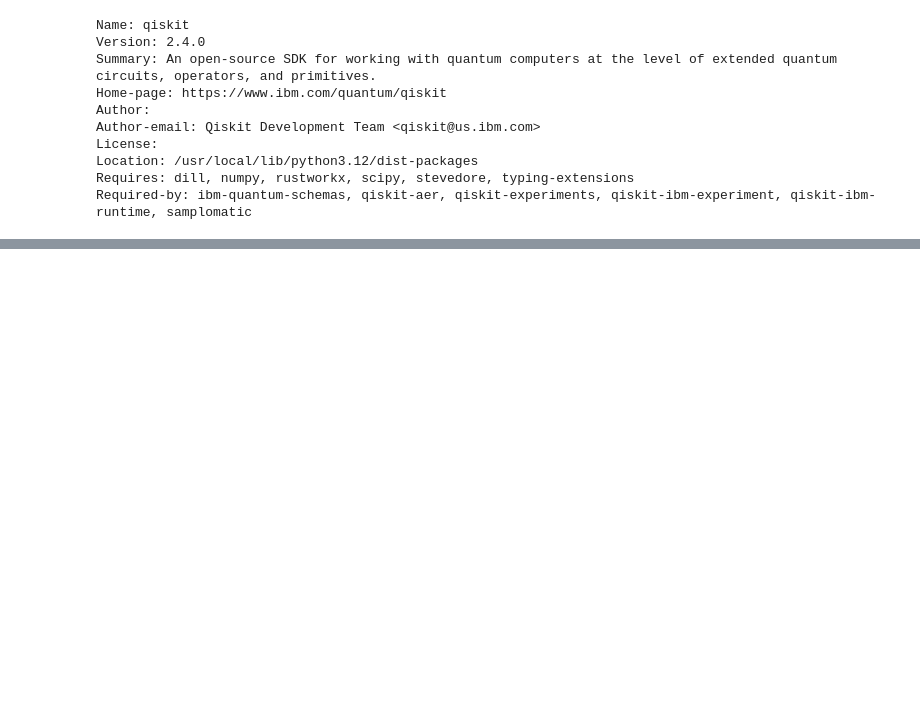
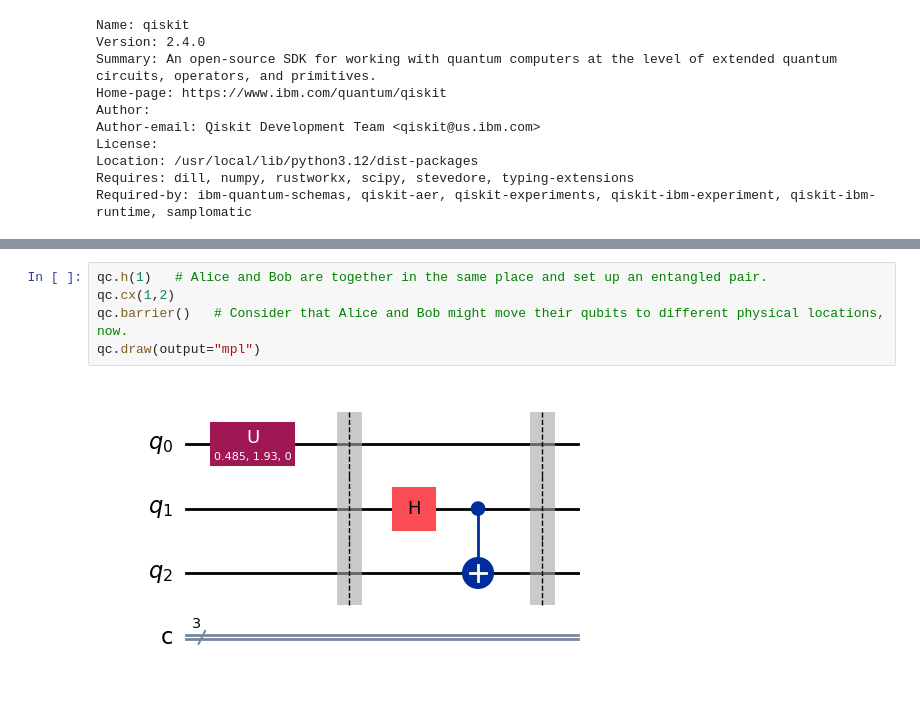
Before and after one commit to LikithaTummapudi/Quantum-Teleportation-Simulator, a Jupyter notebook: teleportation.ipynb, the cells around one changed output, grey strips where cells are left out. Drawn from its saved outputs; the diff is of its cells as text; blank space fills up the shorter version.

```diff
--- a/teleportation.ipynb
+++ b/teleportation.ipynb
@@ -21,0 +49,7 @@ Required-by: ibm-quantum-schemas, qiskit-aer, qiskit-experiments, qiskit-ibm-exp
+# %%
+qc.h(1)   # Alice and Bob are together in the same place and set up an entangled pair.
+qc.cx(1,2)
+qc.barrier()   # Consider that Alice and Bob might move their qubits to different physical locations, now.
+qc.draw(output="mpl")
+# %% [output]
+[figure, added]
```
Also changed, not shown: parts of 8 cells of this notebook.
